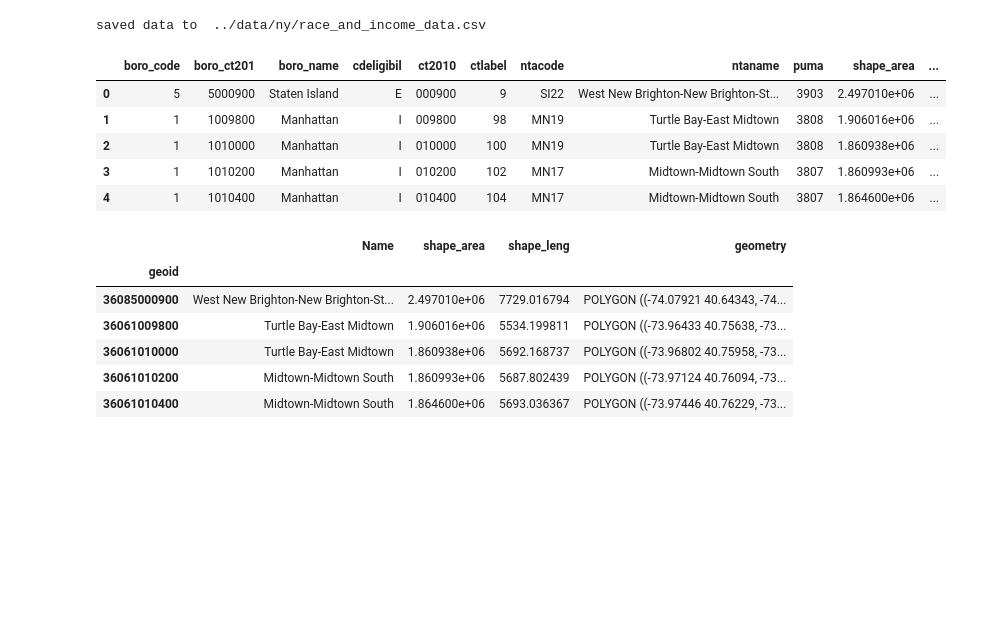
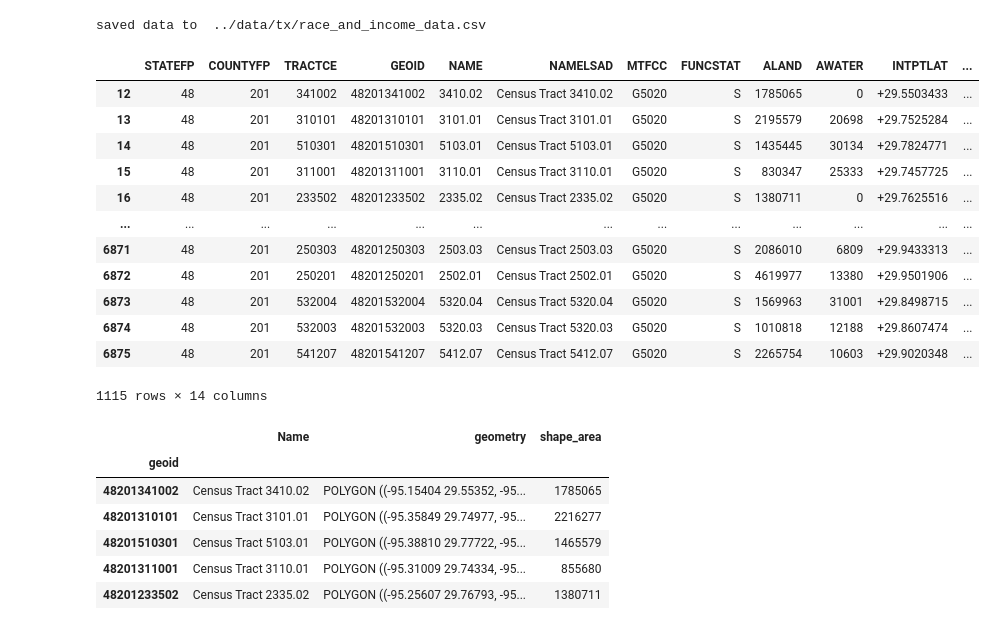
Before and after one commit to aberke/income-race-bikes, a Jupyter notebook: scripts/census_data_processing.ipynb, the cells around one changed output. Saved outputs shown, nothing was run; the diff lists cells and outputs as text; code cells hidden in the pictures; blank space fills up the shorter version.

Commit message:
changes for houston census data

```diff
--- a/scripts/census_data_processing.ipynb
+++ b/scripts/census_data_processing.ipynb
@@ -2,8 +2,8 @@
 import pandas as pd
 
 # TODO: update for state
-STATE = 'ny'
-YEARS = [str(yr) for yr in range(2013, 2021)]
+STATE = 'tx'
+YEARS = [str(yr) for yr in range(2018, 2021)]
 # %%
 """
 File naming convension for ACS 5-year downloads:
@@ -258,7 +226,7 @@ output_csvfilename = get_filepath(STATE) + 'race_and_income_data.csv'
 state_df.to_csv(output_csvfilename)
 print('saved data to ',  output_csvfilename)
 # %% [output]
-saved data to  ../data/ny/race_and_income_data.csv
+saved data to  ../data/tx/race_and_income_data.csv
 # %%
 import geopandas as gpd
 # %%
@@ -284,6 +252,13 @@ ma_shapefile_attributes = {
     'NAMELSAD10': 'Name', # 'Census Tract ###'  in this dataset
     'SHAPE_AREA': 'shape_area',
     'SHAPE_LEN': 'shape_leng',
+    'geometry': 'geometry'
+}
+
+hou_shapefile_attributes = {
+    'GEOID': geoid_column_name,
+    'NAMELSAD': 'Name',
+    'AREA': 'shape_area',
     'geometry': 'geometry'
 }
 
@@ -299,40 +274,53 @@ nyc_boro_to_county_code = {
 
 
 def get_nyc_shapefile():
     shapefile_filename = get_filepath('ny') + 'city_census_tracts_shapefile/geo_export_6f3df1e4-1be2-4395-ba6c-3e15b0a10221.shp'
     shapefile_df = gpd.read_file(shapefile_filename)
     shapefile_df[geoid_column_name] = shapefile_df.apply(get_nyc_geoid, axis=1)
     return shapefile_df
 
 
 def get_nyc_county_code(row):
     boro_name = row['boro_name']
     return nyc_boro_to_county_code[boro_name]
 
 
 def get_nyc_geoid(row):
     state_code = NY_STATE_CODE
     county_code = get_nyc_county_code(row)
     tract_code = row['ct2010']
     return str(state_code) + str(county_code) + str(tract_code)
 
 shapefile_df = None
 if STATE == 'ny':
     shapefile_df = get_nyc_shapefile()
     shapefile_attributes = nyc_shapefile_attributes
 elif STATE == 'ma':
     shapefile_filename = get_filepath(STATE) + 'shapefile/boston-brookline-cambridge-somerville-everett.shp'
     shapefile_df = gpd.read_file(shapefile_filename)
     shapefile_attributes = ma_shapefile_attributes
+elif STATE == 'tx':
+    shapefile_filename = get_filepath(STATE) + 'shapefiles/tl_2021_48_tract.shp'
+    shapefile_df = gpd.read_file(shapefile_filename)
+    shapefile_df = shapefile_df.loc[shapefile_df["COUNTYFP"] == '201']
+    shapefile_df["AREA"] = shapefile_df["ALAND"].astype(int) + shapefile_df["AWATER"].astype(int)
+    shapefile_attributes = hou_shapefile_attributes
 
-shapefile_df.head()
+shapefile_df
 # %% [output]
-|  | boro_code | boro_ct201 | boro_name | cdeligibil | ct2010 | ctlabel | ntacode | ntaname | puma | shape_area | ... |
-| 0 | 5 | 5000900 | Staten Island | E | 000900 | 9 | SI22 | West New Brighton-New Brighton-St... | 3903 | 2.497010e+06 | ... |
-| 1 | 1 | 1009800 | Manhattan | I | 009800 | 98 | MN19 | Turtle Bay-East Midtown | 3808 | 1.906016e+06 | ... |
-| 2 | 1 | 1010000 | Manhattan | I | 010000 | 100 | MN19 | Turtle Bay-East Midtown | 3808 | 1.860938e+06 | ... |
-| 3 | 1 | 1010200 | Manhattan | I | 010200 | 102 | MN17 | Midtown-Midtown South | 3807 | 1.860993e+06 | ... |
-| 4 | 1 | 1010400 | Manhattan | I | 010400 | 104 | MN17 | Midtown-Midtown South | 3807 | 1.864600e+06 | ... |
+|  | STATEFP | COUNTYFP | TRACTCE | GEOID | NAME | NAMELSAD | MTFCC | FUNCSTAT | ALAND | AWATER | INTPTLAT | ... |
+| 12 | 48 | 201 | 341002 | 48201341002 | 3410.02 | Census Tract 3410.02 | G5020 | S | 1785065 | 0 | +29.5503433 | ... |
+| 13 | 48 | 201 | 310101 | 48201310101 | 3101.01 | Census Tract 3101.01 | G5020 | S | 2195579 | 20698 | +29.7525284 | ... |
+| 14 | 48 | 201 | 510301 | 48201510301 | 5103.01 | Census Tract 5103.01 | G5020 | S | 1435445 | 30134 | +29.7824771 | ... |
+| 15 | 48 | 201 | 311001 | 48201311001 | 3110.01 | Census Tract 3110.01 | G5020 | S | 830347 | 25333 | +29.7457725 | ... |
+| 16 | 48 | 201 | 233502 | 48201233502 | 2335.02 | Census Tract 2335.02 | G5020 | S | 1380711 | 0 | +29.7625516 | ... |
+| ... | ... | ... | ... | ... | ... | ... | ... | ... | ... | ... | ... | ... |
+| 6871 | 48 | 201 | 250303 | 48201250303 | 2503.03 | Census Tract 2503.03 | G5020 | S | 2086010 | 6809 | +29.9433313 | ... |
+| 6872 | 48 | 201 | 250201 | 48201250201 | 2502.01 | Census Tract 2502.01 | G5020 | S | 4619977 | 13380 | +29.9501906 | ... |
+| 6873 | 48 | 201 | 532004 | 48201532004 | 5320.04 | Census Tract 5320.04 | G5020 | S | 1569963 | 31001 | +29.8498715 | ... |
+| 6874 | 48 | 201 | 532003 | 48201532003 | 5320.03 | Census Tract 5320.03 | G5020 | S | 1010818 | 12188 | +29.8607474 | ... |
+| 6875 | 48 | 201 | 541207 | 48201541207 | 5412.07 | Census Tract 5412.07 | G5020 | S | 2265754 | 10603 | +29.9020348 | ... |
+1115 rows × 14 columns
 # %%
 # Map column names and remove columns
 shapefile_cols_to_drop = [col for col in shapefile_df.columns if not col in shapefile_attributes.keys()]
@@ -341,13 +329,13 @@ shapefile_df.rename(columns=shapefile_attributes, inplace=True)
 shapefile_df.set_index(geoid_column_name, inplace=True)
 shapefile_df.head()
 # %% [output]
-|  | Name | shape_area | shape_leng | geometry |
-| geoid |  |  |  |  |
-| 36085000900 | West New Brighton-New Brighton-St... | 2.497010e+06 | 7729.016794 | POLYGON ((-74.07921 40.64343, -74... |
-| 36061009800 | Turtle Bay-East Midtown | 1.906016e+06 | 5534.199811 | POLYGON ((-73.96433 40.75638, -73... |
-| 36061010000 | Turtle Bay-East Midtown | 1.860938e+06 | 5692.168737 | POLYGON ((-73.96802 40.75958, -73... |
-| 36061010200 | Midtown-Midtown South | 1.860993e+06 | 5687.802439 | POLYGON ((-73.97124 40.76094, -73... |
-| 36061010400 | Midtown-Midtown South | 1.864600e+06 | 5693.036367 | POLYGON ((-73.97446 40.76229, -73... |
+|  | Name | geometry | shape_area |
+| geoid |  |  |  |
+| 48201341002 | Census Tract 3410.02 | POLYGON ((-95.15404 29.55352, -95... | 1785065 |
+| 48201310101 | Census Tract 3101.01 | POLYGON ((-95.35849 29.74977, -95... | 2216277 |
+| 48201510301 | Census Tract 5103.01 | POLYGON ((-95.38810 29.77722, -95... | 1465579 |
+| 48201311001 | Census Tract 3110.01 | POLYGON ((-95.31009 29.74334, -95... | 855680 |
+| 48201233502 | Census Tract 2335.02 | POLYGON ((-95.25607 29.76793, -95... | 1380711 |
 # %%
 # Want projection CRS84 which is equivalent to EPSG:4326
 shapefile_df = shapefile_df.to_crs({'init': 'epsg:4326'})
```
Also changed, not shown: parts of 4 cells of this notebook, 2 other files.
